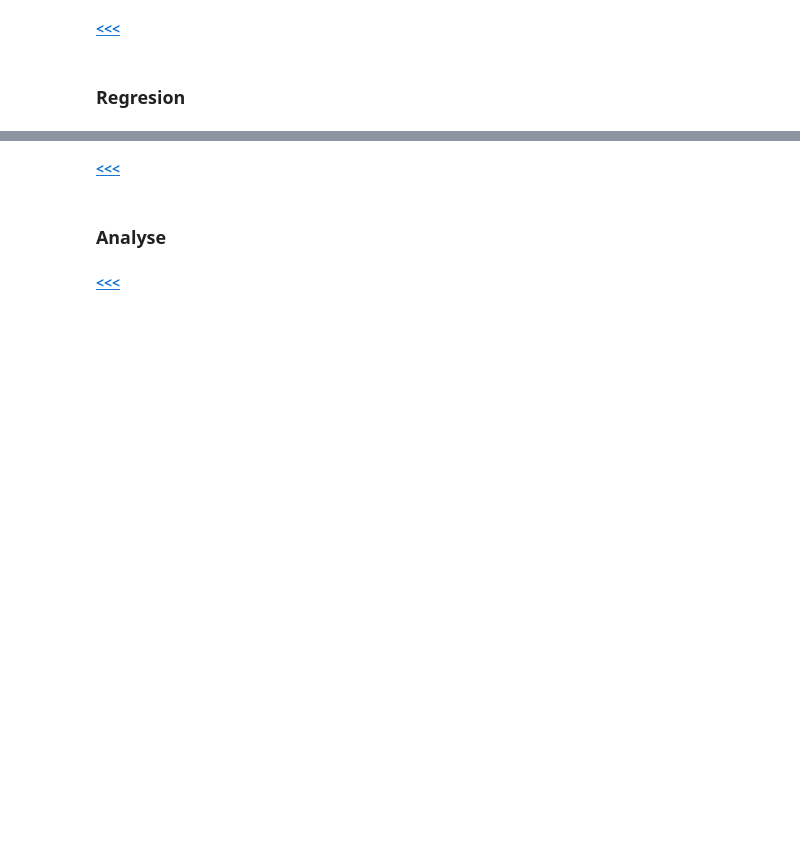
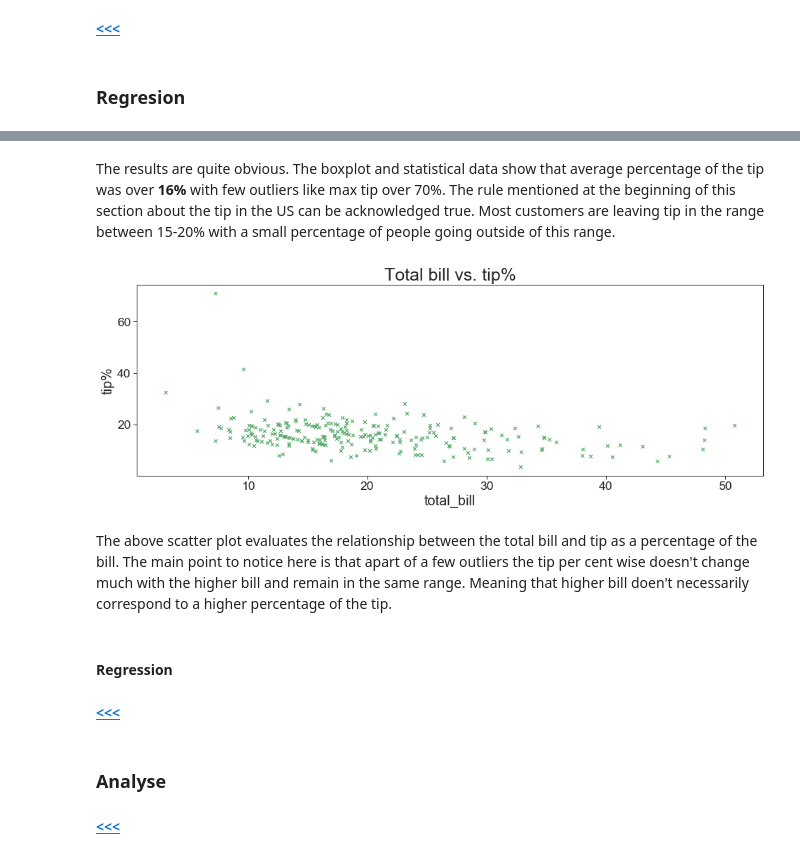
Before and after one commit to G00376332/52446_Project, a Jupyter notebook: Tips_Project.ipynb, the cells around one changed output, grey strips where cells are left out. Saved outputs shown, nothing was run; the diff lists cells and outputs as text; code cells hidden in the pictures; blank space fills up the shorter version.

```diff
--- a/Tips_Project.ipynb
+++ b/Tips_Project.ipynb
@@ -302,3 +370,23 @@ tipsdata.corr()
+# %% [markdown]
+The results are quite obvious. The boxplot and statistical data show that average percentage of the tip was over **16%** with few outliers like max tip over 70%. The rule mentioned at the beginning of this section about the tip in the US can be acknowledged true. Most customers are leaving tip in the range between 15-20% with a small percentage of people going outside of this range.
+# %%
+# Defines chart size
+plt.figure(figsize=(16,5))
+# Add title to the chart
+plt.title("Total bill vs. tip%", size=25)
+# Add x lable to the chart
+plt.xlabel("total_bill", size=20)
+# Add y lable to the chart
+plt.ylabel("tip%", size=20)
+# Plot scatter chart total bill vs. tip%
+plt.scatter(x="total_bill",y="tip%", marker="x", c="g", data=tipsdata)
+plt.show()
+# %% [output]
+[figure, added]
+# %% [markdown]
+The above scatter plot evaluates the relationship between the total bill and tip as a percentage of the bill. The main point to notice here is that apart of a few outliers the tip per cent wise doesn't change much with the higher bill and remain in the same range. Meaning that higher bill doen't necessarily correspond to a higher percentage of the tip.
+# %% [markdown]
+#### Regression
 # %% [markdown]
 [**<<<**](#table)
 # %% [markdown]
```
Also changed, not shown: parts of 15 cells of this notebook.
